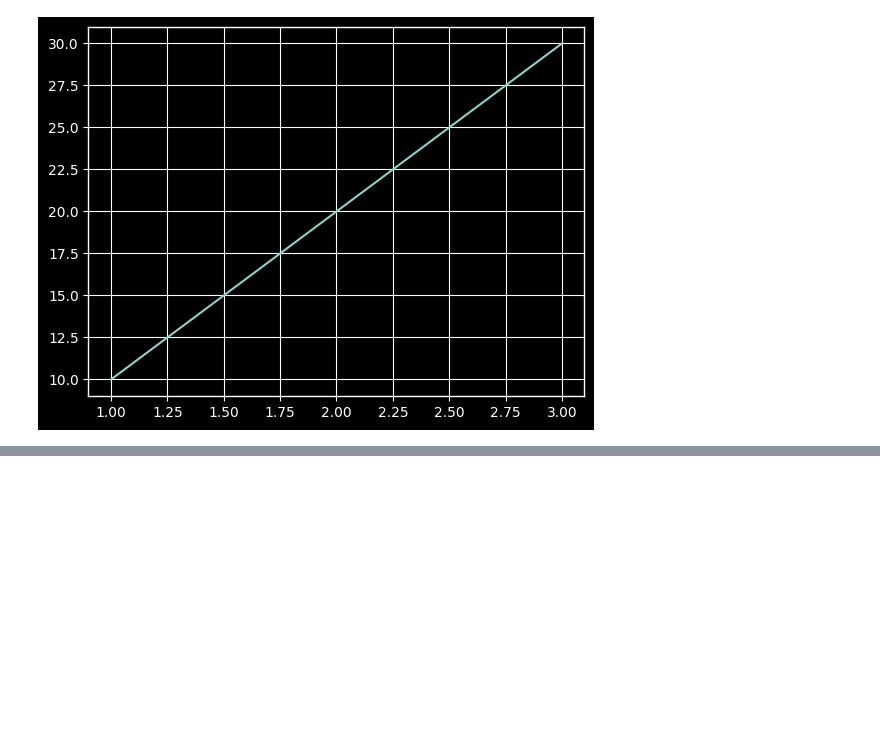
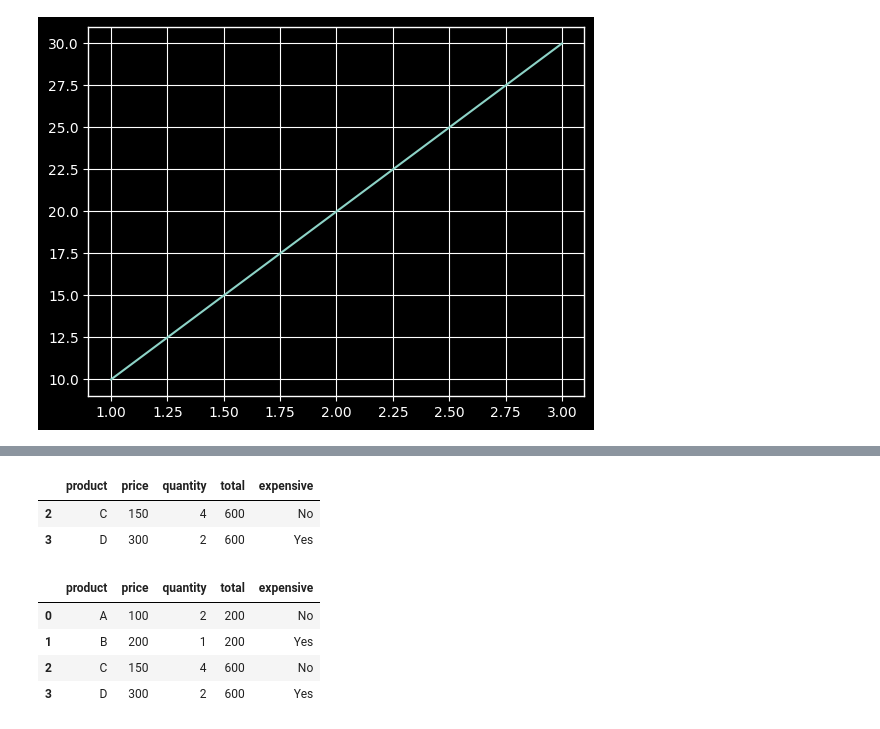
Before and after one commit to ManojOff-Git/Pandas-learning, a Jupyter notebook: problem_pandas.ipynb, the cells around one changed output, grey strips where cells are left out. Saved outputs shown, nothing was run; the diff lists cells and outputs as text; code cells hidden in the pictures; blank space fills up the shorter version.

```diff
--- a/problem_pandas.ipynb
+++ b/problem_pandas.ipynb
@@ -1396,0 +1433,8 @@ plt.show()
+# %%
+import pandas as pd
+
+df = pd.DataFrame({
+    "product": ["A", "B", "C", "D"],
+    "price": [100, 200, 150, 300],
+    "quantity": [2, 1, 4, 2]
+})
@@ -1396,0 +1449,18 @@ plt.show()
+# %%
+df["total"] = df["price"] * df["quantity"]
+# %%
+df["expensive"] = ["Yes" if x > 150 else "No" for x in df["price"] ]
+# %%
+df.loc[df["total"] > 300]
+# %% [output]
+|  | product | price | quantity | total | expensive |
+| 2 | C | 150 | 4 | 600 | No |
+| 3 | D | 300 | 2 | 600 | Yes |
+# %%
+df
+# %% [output]
+|  | product | price | quantity | total | expensive |
+| 0 | A | 100 | 2 | 200 | No |
+| 1 | B | 200 | 1 | 200 | Yes |
+| 2 | C | 150 | 4 | 600 | No |
+| 3 | D | 300 | 2 | 600 | Yes |
```
Also changed, not shown: parts of 7 cells of this notebook.
